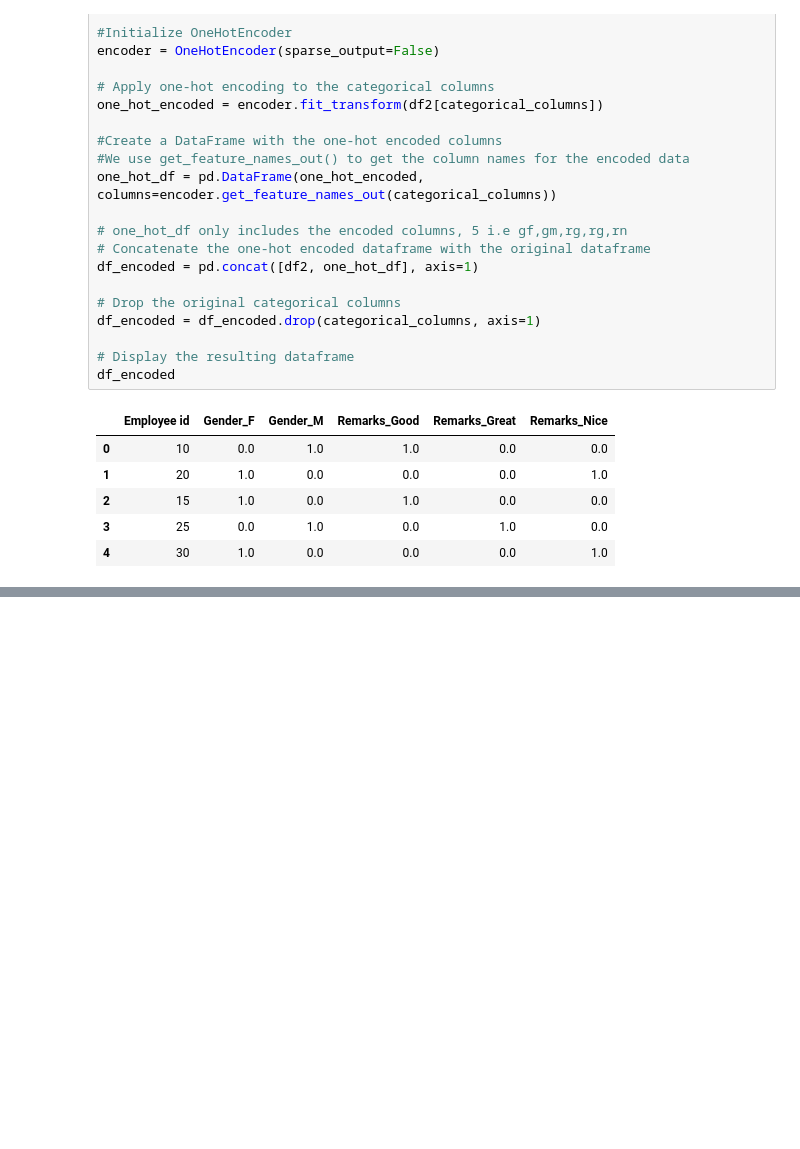
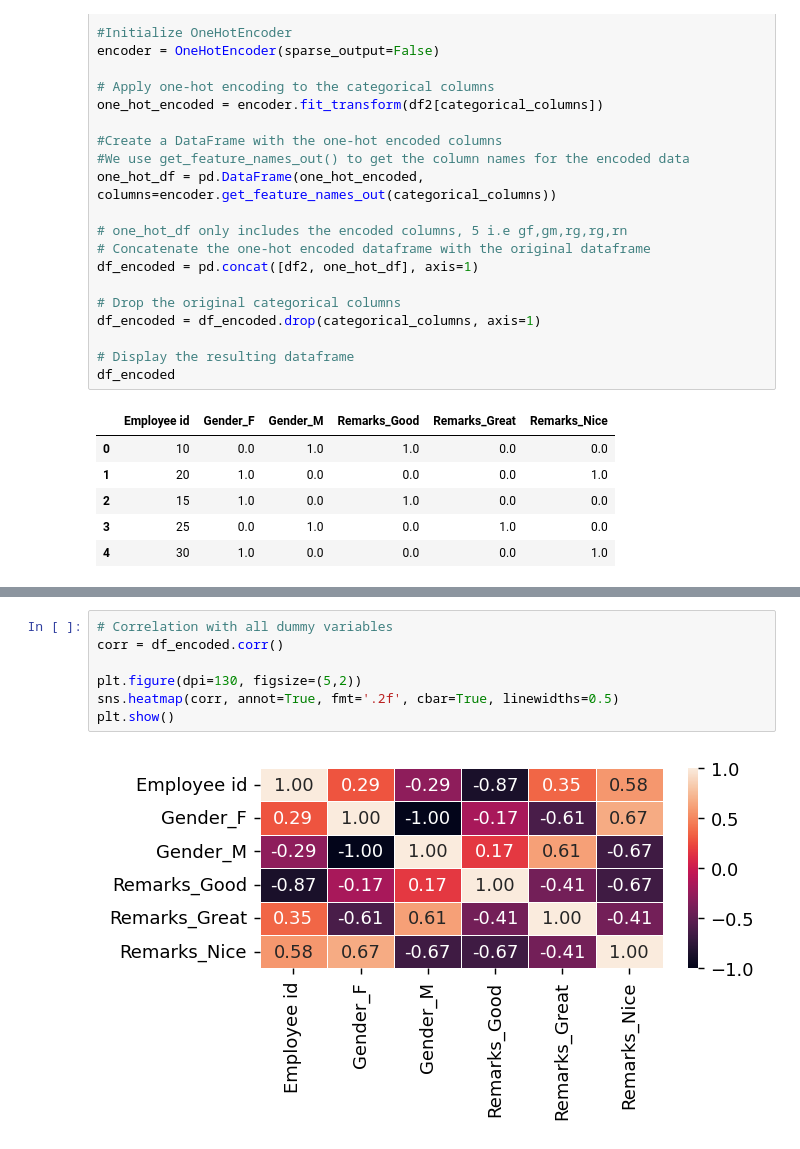
Before and after one commit to NatashaMoses/time_prediction, a Jupyter notebook: encoding.ipynb, the cells around one changed output, grey strips where cells are left out. Saved outputs shown, nothing was run; the diff lists cells and outputs as text; blank space fills up the shorter version.

Commit message:
dummy variable trap

```diff
--- a/encoding.ipynb
+++ b/encoding.ipynb
@@ -135,0 +152,9 @@ df_encoded
+# %%
+# Correlation with all dummy variables
+corr = df_encoded.corr()
+
+plt.figure(dpi=130, figsize=(5,2))
+sns.heatmap(corr, annot=True, fmt='.2f', cbar=True, linewidths=0.5)
+plt.show()
+# %% [output]
+[figure, added]
```
Also changed, not shown: parts of 5 cells of this notebook.
